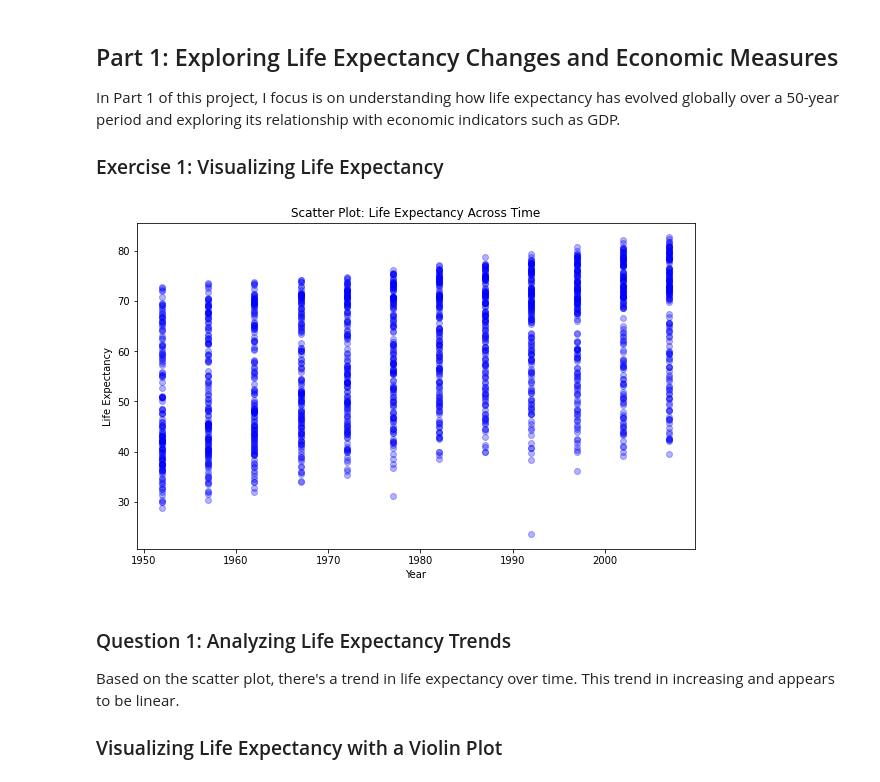
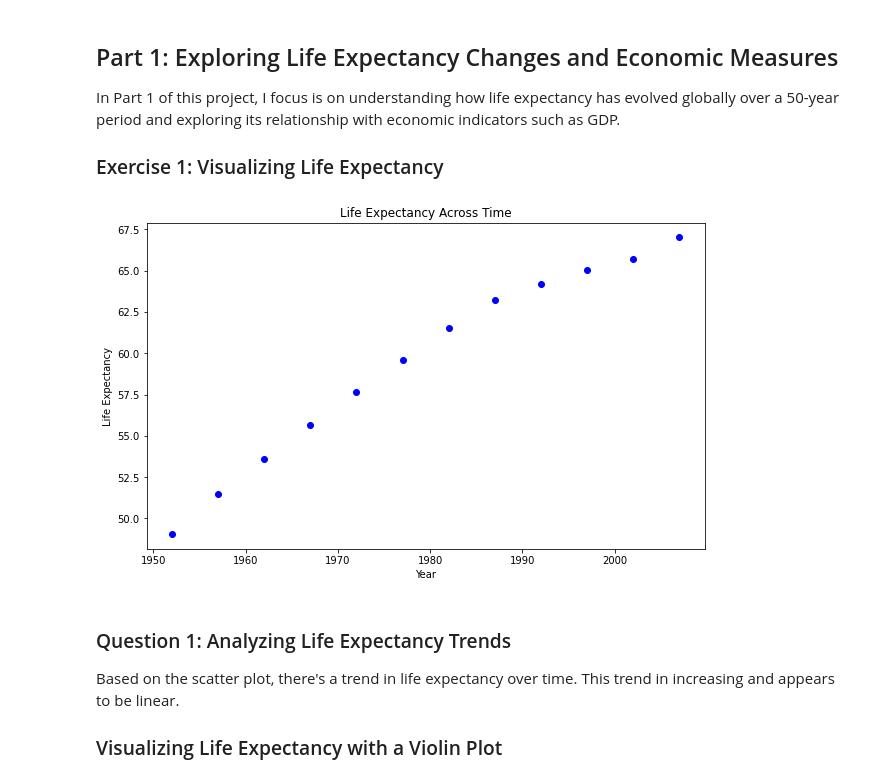
Before and after one commit to willcrodman/data_science_project_3, a Jupyter notebook: project_3.ipynb, the cells around one changed output. Cells and saved outputs as stored; diff of their text form; code cells hidden in the pictures.

```diff
--- a/project_3.ipynb
+++ b/project_3.ipynb
@@ -53,15 +53,14 @@ In Part 1 of this project, I focus is on understanding how life expectancy has e
 # %%
 # Scatter plot of life expectancy across time
 plt.figure(figsize=(10, 6))
-for country, data in df.groupby('country'):
-    plt.scatter(data['year'], data['lifeExp'], label=country, c='blue', alpha=0.3)
-
+group_df = df.groupby('year')
+plt.scatter(group_df['year'].unique(), group_df['lifeExp'].mean(), c='blue')
 plt.xlabel('Year')
 plt.ylabel('Life Expectancy')
-plt.title('Scatter Plot: Life Expectancy Across Time')
+plt.title('Life Expectancy Across Time')
 plt.show()
 # %% [output]
-[figure, old version]
+[figure, new version]
 # %% [markdown]
 ### Question 1: Analyzing Life Expectancy Trends
 
```
Also changed, not shown: parts of 2 cells of this notebook.
